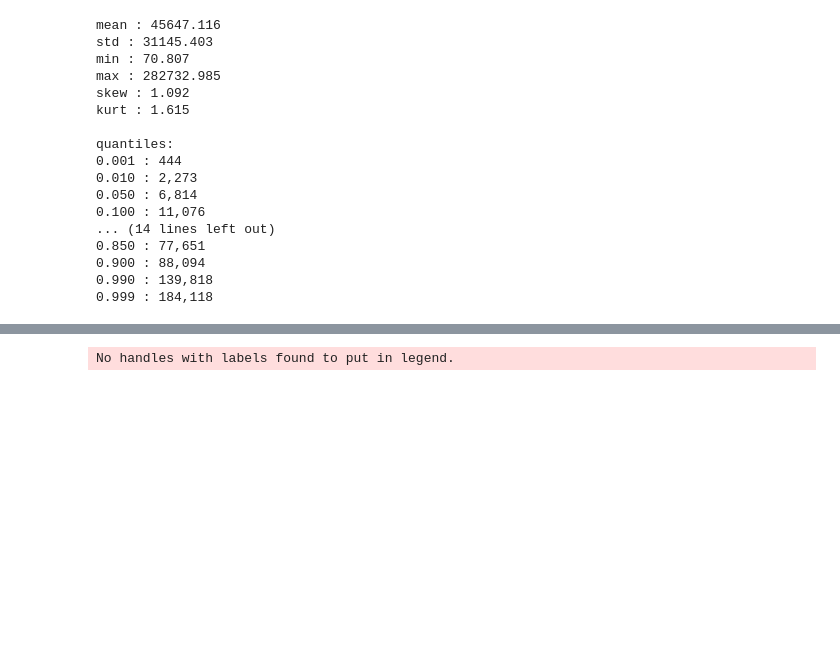
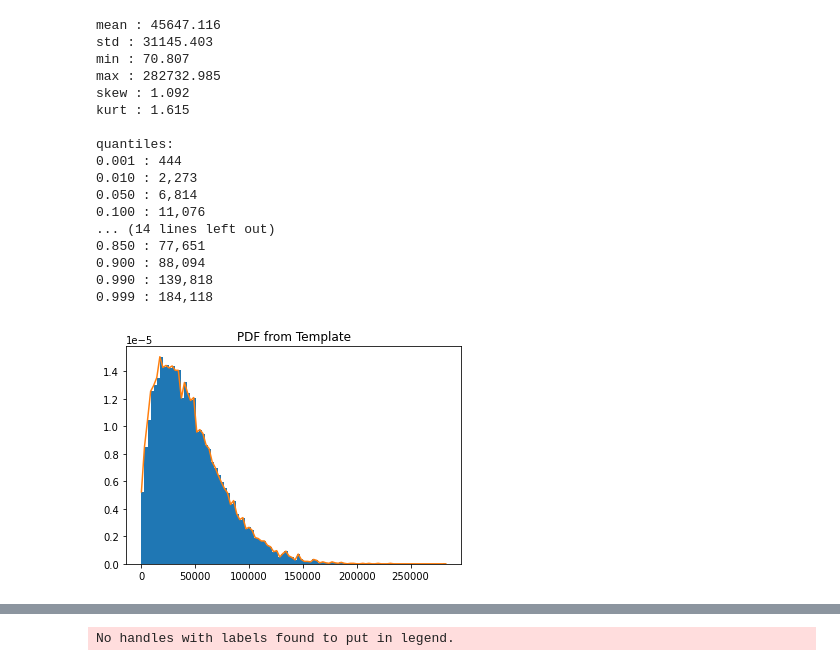
Before and after one commit to h3ik0th/MonteCarloSim, a Jupyter notebook: dist_MC_03.ipynb, the cells around one changed output, grey strips where cells are left out. Cells and saved outputs as stored; diff of their text form; code cells hidden in the pictures; blank space fills up the shorter version.

```diff
--- a/dist_MC_03.ipynb
+++ b/dist_MC_03.ipynb
@@ -361,3 +361,17 @@ quantiles:
 0.900 : 88,094
 0.990 : 139,818
 0.999 : 184,118
+# %%
+# create a distribution object from the simulated output variable by using rv_histogram
+
+data = rand_CL
+hist = np.histogram(data, bins=100)
+histdist = rv_histogram(hist)
+
+X = np.linspace(data.min(), data.max(), 100)
+plt.title("PDF from Template")
+plt.hist(data, density=True, bins=100)
+plt.plot(X, histdist.pdf(X), label='PDF')
+plt.show()
+# %% [output]
+[figure, added]
```
Also changed, not shown: parts of 3 cells of this notebook.
